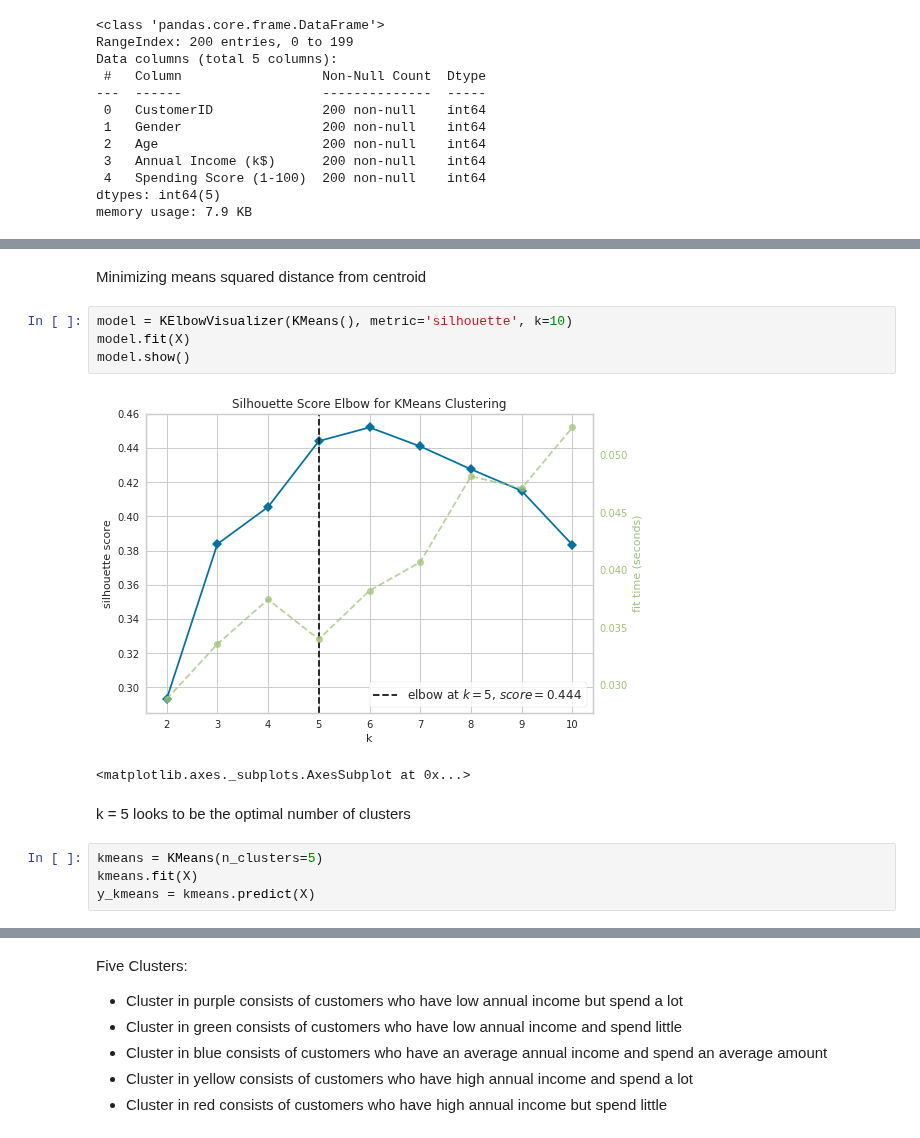
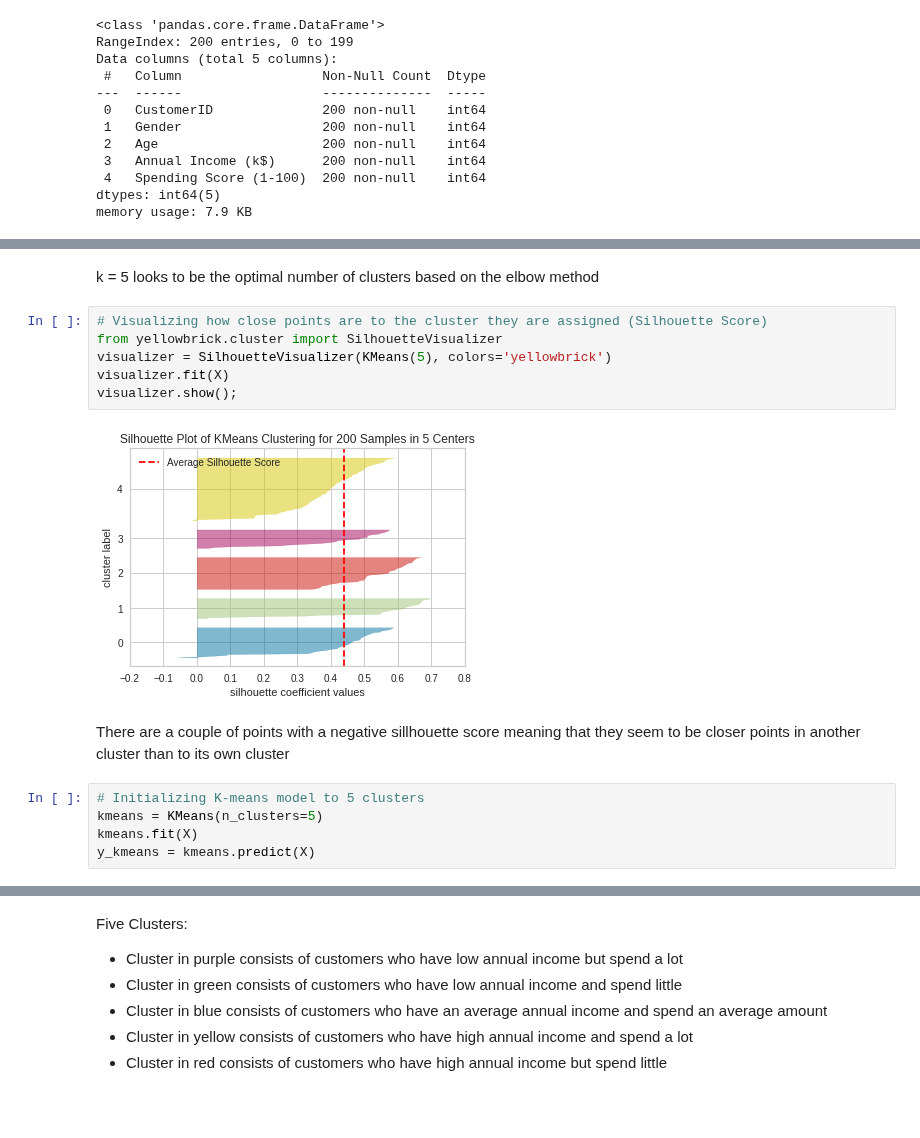
Before and after one commit to Aaron-Chow/customer-segmentation, a Jupyter notebook: Customer Segmentation.ipynb, the cells around one changed output, grey strips where cells are left out. Saved outputs shown, nothing was run; the diff lists cells and outputs as text; blank space fills up the shorter version.

```diff
--- a/Customer Segmentation.ipynb
+++ b/Customer Segmentation.ipynb
@@ -114,15 +110,17 @@ findfont: Font family ['sans-serif'] not found. Falling back to DejaVu Sans.
-# %% [markdown]
-Minimizing means squared distance from centroid
-# %%
-model = KElbowVisualizer(KMeans(), metric='silhouette', k=10)
-model.fit(X)
-model.show()
-# %% [output]
-[figure, removed]
-<matplotlib.axes._subplots.AxesSubplot at 0x...>
 # %% [markdown]
-k = 5 looks to be the optimal number of clusters
+k = 5 looks to be the optimal number of clusters based on the elbow method
+# %%
+# Visualizing how close points are to the cluster they are assigned (Silhouette Score)
+from yellowbrick.cluster import SilhouetteVisualizer
+visualizer = SilhouetteVisualizer(KMeans(5), colors='yellowbrick')
+visualizer.fit(X)
+visualizer.show();
+# %% [output]
+[figure, added]
+# %% [markdown]
+There are a couple of points with a negative sillhouette score meaning that they seem to be closer points in another cluster than to its own cluster
 # %%
+# Initializing K-means model to 5 clusters
 kmeans = KMeans(n_clusters=5)
 kmeans.fit(X)
 y_kmeans = kmeans.predict(X)
```
Also changed, not shown: parts of 16 cells of this notebook.
